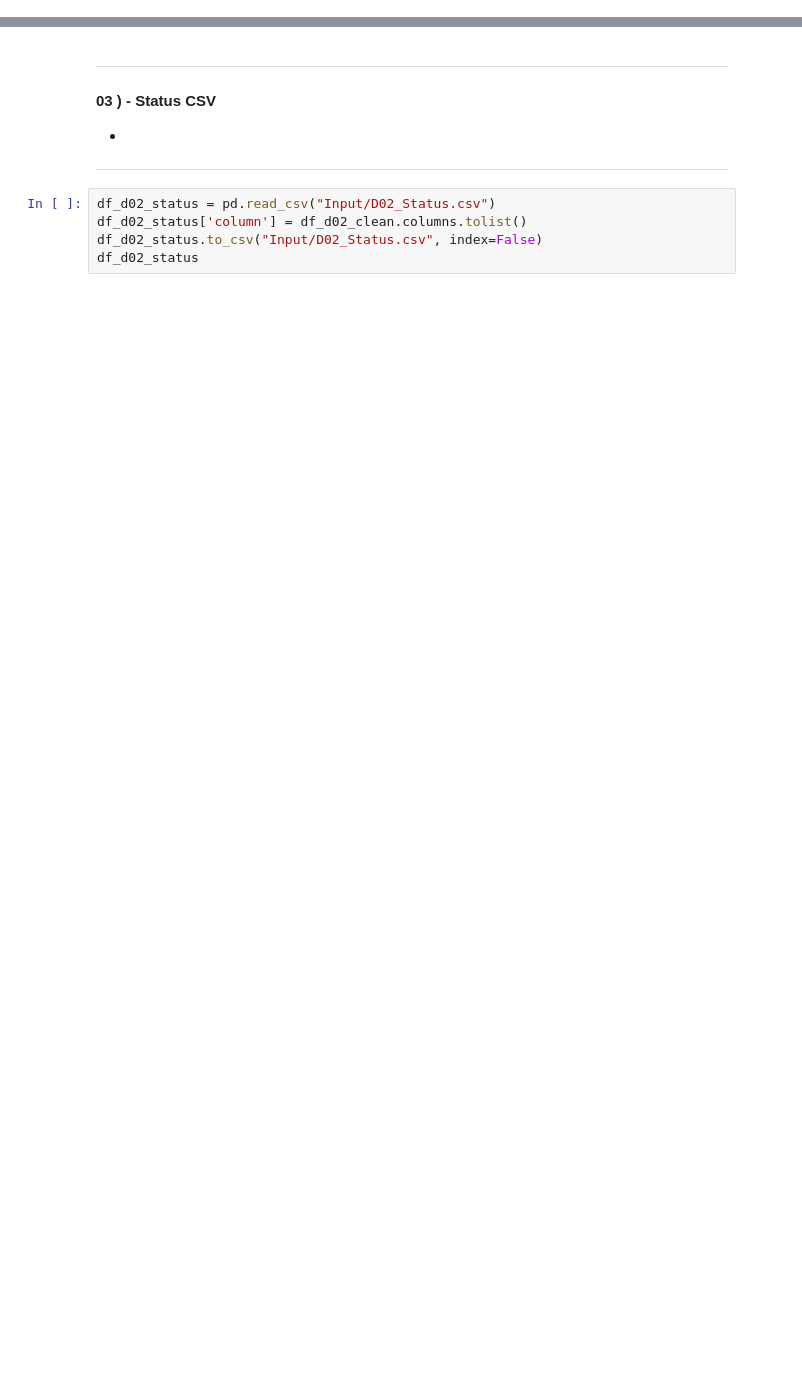
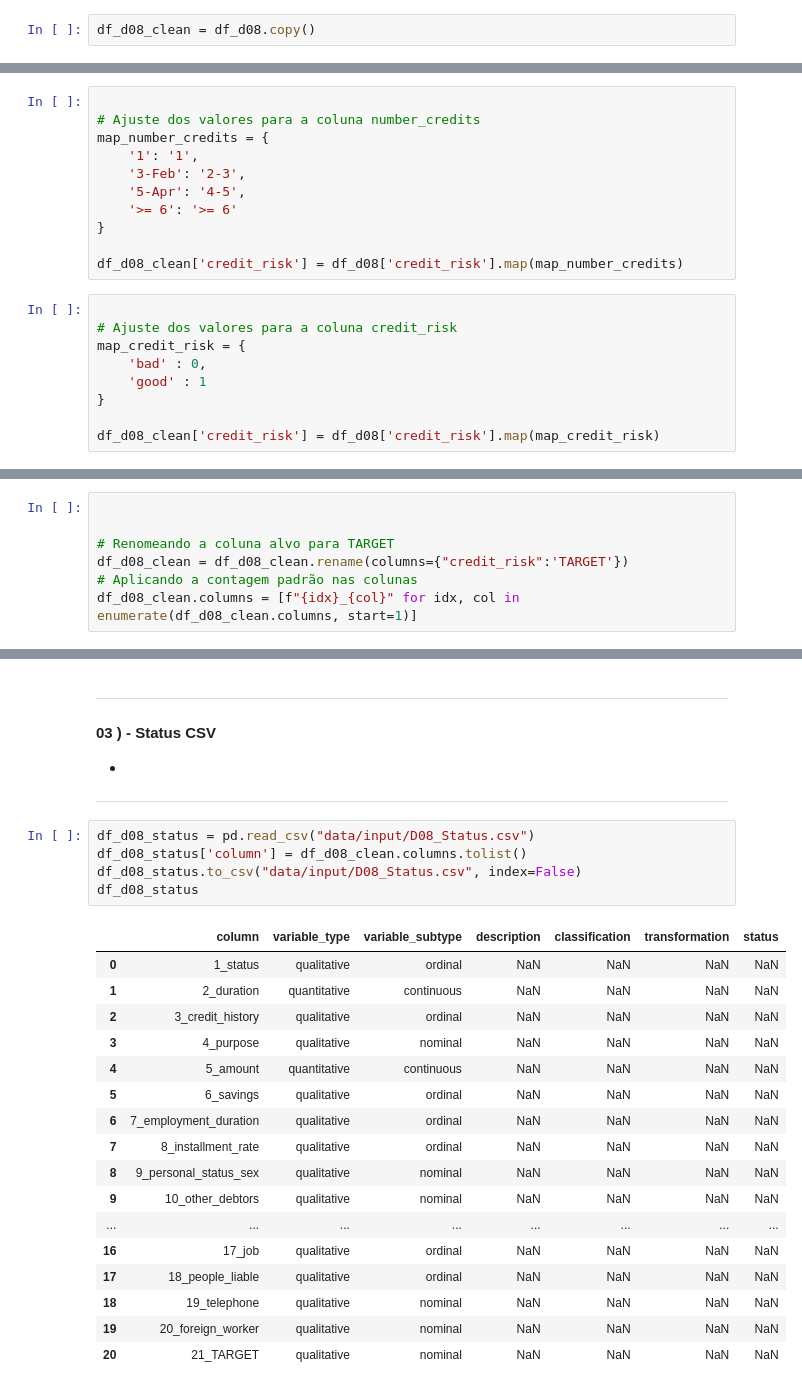
Before and after one commit to OfAndreS/Lumina, a Jupyter notebook: notebooks/D08/D08_Clean.ipynb, the cells around one changed output, grey strips where cells are left out. Saved outputs shown, nothing was run; the diff lists cells and outputs as text; blank space fills up the shorter version.

Commit message:
chore(D08): Terminando o arquivo Clean

```diff
--- a/notebooks/D08/D08_Clean.ipynb
+++ b/notebooks/D08/D08_Clean.ipynb
@@ -28,3 +44,5 @@ df_d08.head()
 -
 
 ---
+# %%
+df_d08_clean = df_d08.copy()
@@ -31 +51,21 @@ df_d08.head()
+# %%
+
+# Ajuste dos valores para a coluna number_credits
+map_number_credits = {
+    '1': '1',
+    '3-Feb': '2-3',
+    '5-Apr': '4-5',
+    '>= 6': '>= 6'
+}
+
+df_d08_clean['credit_risk'] = df_d08['credit_risk'].map(map_number_credits)
+# %%
+
+# Ajuste dos valores para a coluna credit_risk
+map_credit_risk = {
+    'bad' : 0,
+    'good' : 1
+}
+
+df_d08_clean['credit_risk'] = df_d08['credit_risk'].map(map_credit_risk)
 # %% [markdown]
@@ -35 +77,8 @@ df_d08.head()
+# %%
+
+
+# Renomeando a coluna alvo para TARGET
+df_d08_clean = df_d08_clean.rename(columns={"credit_risk":'TARGET'})
+# Aplicando a contagem padrão nas colunas
+df_d08_clean.columns = [f"{idx}_{col}" for idx, col in enumerate(df_d08_clean.columns, start=1)]
 # %% [markdown]
@@ -47,7 +111,25 @@ df_d08.head()
 
 ---
 # %%
-df_d02_status = pd.read_csv("Input/D02_Status.csv")
-df_d02_status['column'] = df_d02_clean.columns.tolist()
-df_d02_status.to_csv("Input/D02_Status.csv", index=False)
-df_d02_status
+df_d08_status = pd.read_csv("data/input/D08_Status.csv")
+df_d08_status['column'] = df_d08_clean.columns.tolist()
+df_d08_status.to_csv("data/input/D08_Status.csv", index=False)
+df_d08_status
+# %% [output]
+|  | column | variable_type | variable_subtype | description | classification | transformation | status |
+| 0 | 1_status | qualitative | ordinal | NaN | NaN | NaN | NaN |
+| 1 | 2_duration | quantitative | continuous | NaN | NaN | NaN | NaN |
+| 2 | 3_credit_history | qualitative | ordinal | NaN | NaN | NaN | NaN |
+| 3 | 4_purpose | qualitative | nominal | NaN | NaN | NaN | NaN |
+| 4 | 5_amount | quantitative | continuous | NaN | NaN | NaN | NaN |
+| 5 | 6_savings | qualitative | ordinal | NaN | NaN | NaN | NaN |
+| 6 | 7_employment_duration | qualitative | ordinal | NaN | NaN | NaN | NaN |
+| 7 | 8_installment_rate | qualitative | ordinal | NaN | NaN | NaN | NaN |
+| 8 | 9_personal_status_sex | qualitative | nominal | NaN | NaN | NaN | NaN |
+| 9 | 10_other_debtors | qualitative | nominal | NaN | NaN | NaN | NaN |
+| ... | ... | ... | ... | ... | ... | ... | ... |
+| 16 | 17_job | qualitative | ordinal | NaN | NaN | NaN | NaN |
+| 17 | 18_people_liable | qualitative | ordinal | NaN | NaN | NaN | NaN |
+| 18 | 19_telephone | qualitative | nominal | NaN | NaN | NaN | NaN |
+| 19 | 20_foreign_worker | qualitative | nominal | NaN | NaN | NaN | NaN |
+| 20 | 21_TARGET | qualitative | nominal | NaN | NaN | NaN | NaN |
```
Also changed, not shown: parts of 13 cells of this notebook, 2 other files.
